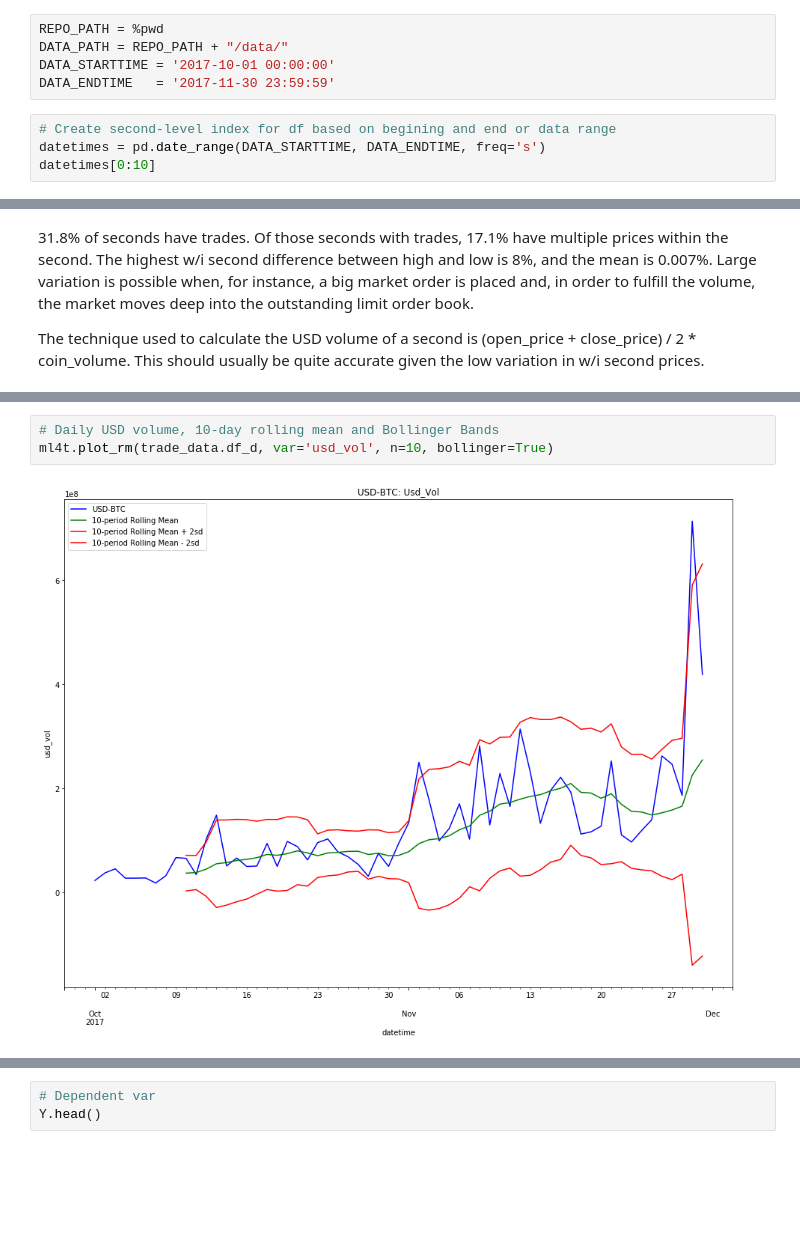
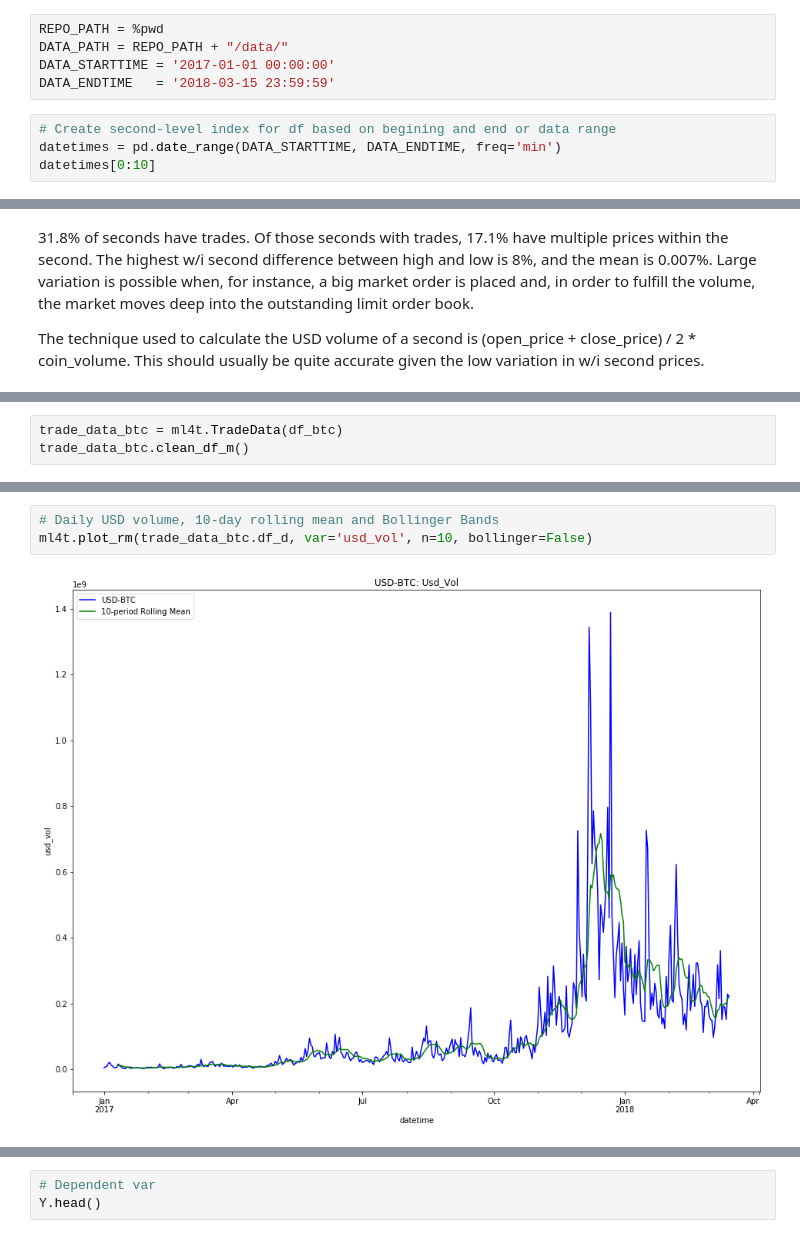
Before and after one commit to ethanruhe/ml_for_trading, a Jupyter notebook: Machine Learning for Cryptocurrency Trading.ipynb, the cells around one changed output, grey strips where cells are left out. Cells and saved outputs as stored; diff of their text form; blank space fills up the shorter version.

```diff
--- a/Machine Learning for Cryptocurrency Trading.ipynb
+++ b/Machine Learning for Cryptocurrency Trading.ipynb
@@ -77,10 +90,10 @@ import ml4t  # e.g., ml4t.TradeData()
 # %%
 REPO_PATH = %pwd
 DATA_PATH = REPO_PATH + "/data/"
-DATA_STARTTIME = '2017-10-01 00:00:00'
-DATA_ENDTIME   = '2017-11-30 23:59:59'
+DATA_STARTTIME = '2017-01-01 00:00:00'
+DATA_ENDTIME   = '2018-03-15 23:59:59'
 # %%
 # Create second-level index for df based on begining and end or data range
-datetimes = pd.date_range(DATA_STARTTIME, DATA_ENDTIME, freq='s')
+datetimes = pd.date_range(DATA_STARTTIME, DATA_ENDTIME, freq='min')
 datetimes[0:10]
 # %% [output]
@@ -184,0 +229,3 @@ Minute, hour, and day-level data are available as .df_m, .df_h, and .df_d, respe
+# %%
+trade_data_btc = ml4t.TradeData(df_btc)
+trade_data_btc.clean_df_m()
@@ -197,5 +262,5 @@ ml4t.plot_rm(trade_data.df_d, var='close', n=10, bollinger=True)
 # %%
 # Daily USD volume, 10-day rolling mean and Bollinger Bands
-ml4t.plot_rm(trade_data.df_d, var='usd_vol', n=10, bollinger=True)
+ml4t.plot_rm(trade_data_btc.df_d, var='usd_vol', n=10, bollinger=False)
 # %% [output]
-[figure, old version]
+[figure, new version]
```
Also changed, not shown: parts of 30 cells of this notebook, 9 other files.
